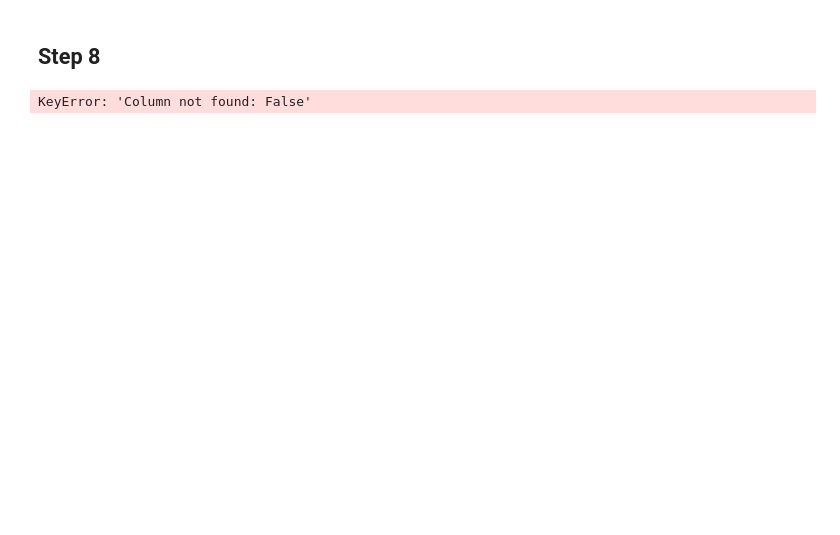
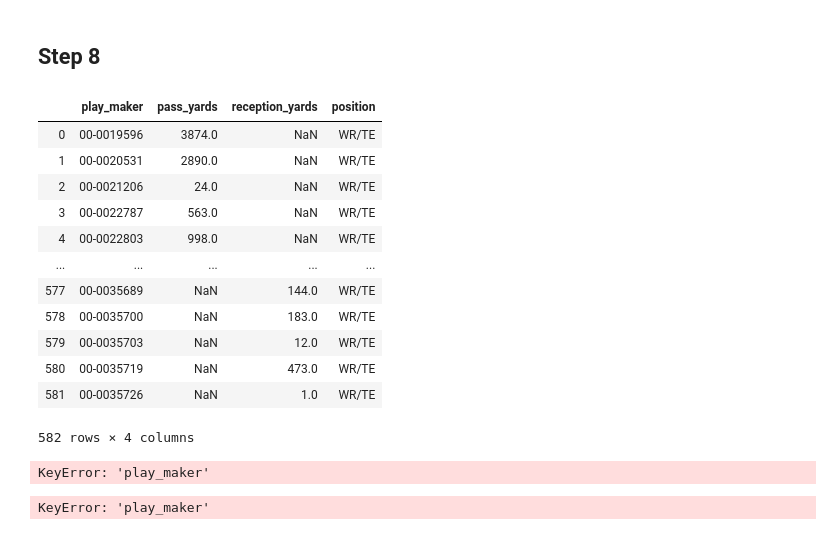
Before and after one commit to scunden/Project-Dash, a Jupyter notebook: 2. Data-Cleanup/0. Cleanup/cleanup.ipynb, the cells around one changed output. Saved outputs shown, nothing was run; the diff lists cells and outputs as text; code cells hidden in the pictures; blank space fills up the shorter version.

```diff
--- a/2. Data-Cleanup/0. Cleanup/cleanup.ipynb
+++ b/2. Data-Cleanup/0. Cleanup/cleanup.ipynb
@@ -181,17 +172,12 @@ For each pass play, creat an additional row for the recepetion
 so that there can be two play makers (the passer and the receiver).
 '''
 # %%
-# Modify
-
 new_df = pd.DataFrame()
-new_df = df1[(df1['play_type']=="pass")]
-
-
+new_df = df[(df['play_type']=="pass")]
 
 new_df['play_type'].replace({'pass': 'reception'}, inplace=True)
 
-
-df = pd.concat([df1, new_df], sort= True)
+df = pd.concat([df, new_df], sort= True)
 # %% [markdown]
 ## Step 5
 # %%
@@ -217,8 +203,7 @@ df['play_maker'] = np.where(df['play_type']=='reception',df['receiver_player_id'
 df['play_maker'] = np.where((df['play_type']=='extra_point')|(df['play_type']=='field_goal'),df['kicker_player_id'],df['play_maker'])
 # %%
 # Add in corresponding play maker ID
-df['play_maker_id'] = np.where(df['play_type']=='rush',df['rusher_player_id'],np.NaN)
-df['play_maker_id'] = np.where(df['play_type']=='pass',df['passer_player_id'],df['play_maker_id'])
-df['play_maker_id'] = np.where((df['play_type']=='extra_point')|(df['play_type']=='field_goal'),df['kicker_player_id'],df['play_maker_id'])
-
+df['play_maker_id'] = np.where(df['play_type']=='rush',df['rusher_player_name'],np.NaN)
+df['play_maker_id'] = np.where(df['play_type']=='pass',df['passer_player_name'],df['play_maker_id'])
+df['play_maker_id'] = np.where((df['play_type']=='extra_point')|(df['play_type']=='field_goal'),df['kicker_player_name'],df['play_maker_id'])
 # Now that we have a single column to identify play makers, it is a lot easier to check for ID uniqueness
@@ -330,27 +319,52 @@ df
 # %% [markdown]
 ## Step 8
 # %%
+pass_play = df[df.play_type == 'pass'][['play_maker', 'yards_gained']]
 
-pass_play = df[df.play_type == 'pass']
+pass_yards = pass_play.groupby('play_maker', as_index = False).sum()
 
-pass_yards = pass_play.groupby('play_maker').yards_gained.sum()
+pass_yards = pass_yards.rename(columns = {'yards_gained': 'pass_yards'})
+
+# pass_yards
+
+reception_play = df[df.play_type == 'reception'][['play_maker', 'yards_after_catch']]
+
+reception_yards = reception_play.groupby('play_maker', as_index = False).yards_after_catch.sum()
+
+reception_yards = reception_yards.rename(columns = {'yards_after_catch': 'reception_yards'})
+
+# reception_yards
+
+# run_play = df[df.play_type == 'run'][['play_maker', 'yards_gained']]
+
+# run_yards = run_play.groupby('play_maker', as_index = False).yards_gained.sum()
+
+# # run_yards
 
 
-reception_play = df[df.play_type == 'reception']
+# kick_play = df[df.play_type == 'punt'][['play_maker', 'kick_distance']]
 
-reception_yards = reception_play.groupby('play_maker').yards_after_catch.sum()
+# kick_yards = kick_play.groupby('play_maker', as_index = False).kick_distance.sum()
+
+# kick_yards
 
 
-run_play = df[df.play_type == 'run']
+merged = pass_yards.merge(reception_yards[["play_maker", "reception_yards"]], on = 'play_maker', how = 'outer')
 
-run_yards = run_play.groupby('play_maker').yards_gained.sum()
+merged['position'] = np.where((merged['pass_yards'] > merged["reception_yards"]) , 'QB', 'WR/TE')
 
-
-kick_play = df[df.play_type == 'punt']
-
-kick_yards = kick_play.groupby('play_maker').kick_distance.sum()
-
-
-merged = pass_yards.merge(reception_yards[["play_maker"]], on = 'play_maker')
+merged
 # %% [output]
+|  | play_maker | pass_yards | reception_yards | position |
+| 0 | 00-0019596 | 3874.0 | NaN | WR/TE |
+| 1 | 00-0020531 | 2890.0 | NaN | WR/TE |
+| 2 | 00-0021206 | 24.0 | NaN | WR/TE |
+| 3 | 00-0022787 | 563.0 | NaN | WR/TE |
+| 4 | 00-0022803 | 998.0 | NaN | WR/TE |
+| ... | ... | ... | ... | ... |
+| 577 | 00-0035689 | NaN | 144.0 | WR/TE |
+| 578 | 00-0035700 | NaN | 183.0 | WR/TE |
+| 579 | 00-0035703 | NaN | 12.0 | WR/TE |
+| 580 | 00-0035719 | NaN | 473.0 | WR/TE |
+| 581 | 00-0035726 | NaN | 1.0 | WR/TE |
-KeyError: 'Column not found: False'
+582 rows × 4 columns
@@ -356,0 +376,4 @@ KeyError: 'Column not found: False'
+# %%
+df['play_maker']
+# %% [output]
+KeyError: 'play_maker'
@@ -356,0 +385,5 @@ KeyError: 'Column not found: False'
+# %%
+df = df.reset_index()
+df["play_maker"]
+# %% [output]
+KeyError: 'play_maker'
```
Also changed, not shown: parts of 14 cells of this notebook.
